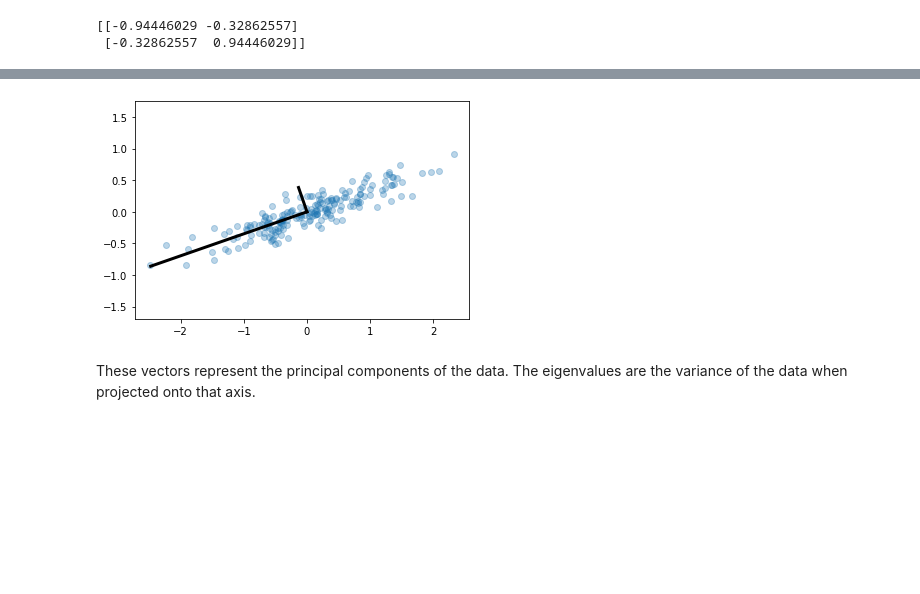
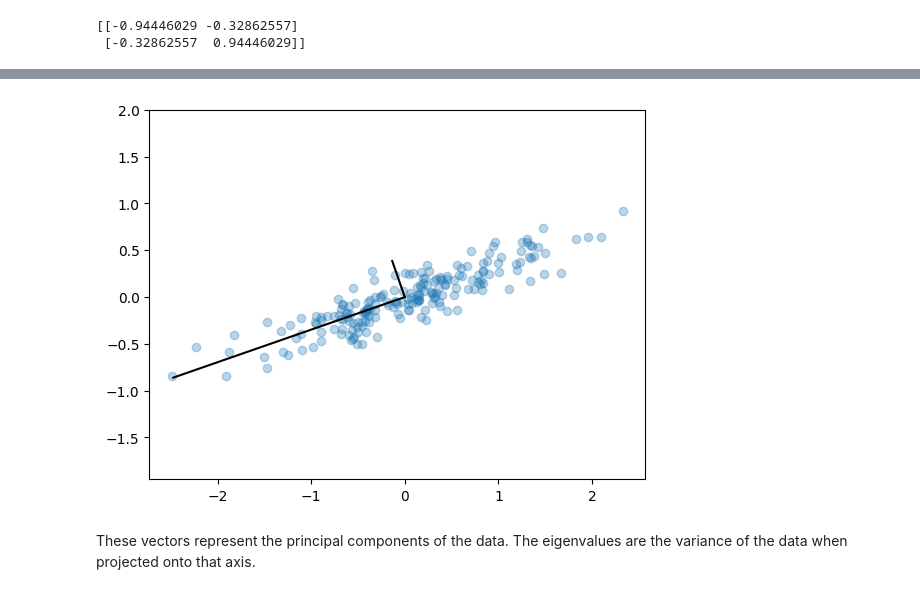
Before and after one commit to PraneethJain/Linear-Algebra, a Jupyter notebook: 2022101093_Q2.ipynb, the cells around one changed output, grey strips where cells are left out. Cells and saved outputs as stored; diff of their text form; code cells hidden in the pictures; blank space fills up the shorter version.

```diff
--- a/2022101093_Q2.ipynb
+++ b/2022101093_Q2.ipynb
@@ -45,8 +46,8 @@ print(pca.components_)
 plt.scatter(X[:, 0], X[:, 1], alpha=0.3)
 for length, vector in zip(pca.explained_variance_, pca.components_):
     v = vector * 3 * np.sqrt(length)
-    plt.plot([0, v[0]], [0, v[1]], '-k', lw=3)
-plt.axis('equal')
+    plt.plot([0, v[0]], [0, v[1]], "-k")
+plt.axis("equal")
 # %% [output]
 (-2.7292712056271964,
  2.5702744393352615,
@@ -55,4 +56,4 @@ plt.axis('equal')
-[figure, old version]
+[figure, new version]
 # %% [markdown]
 These vectors represent the principal components of the data. The eigenvalues are the variance of the data when projected onto that axis.
 # %%
```
Also changed, not shown: parts of 13 cells of this notebook, 1 other file.
